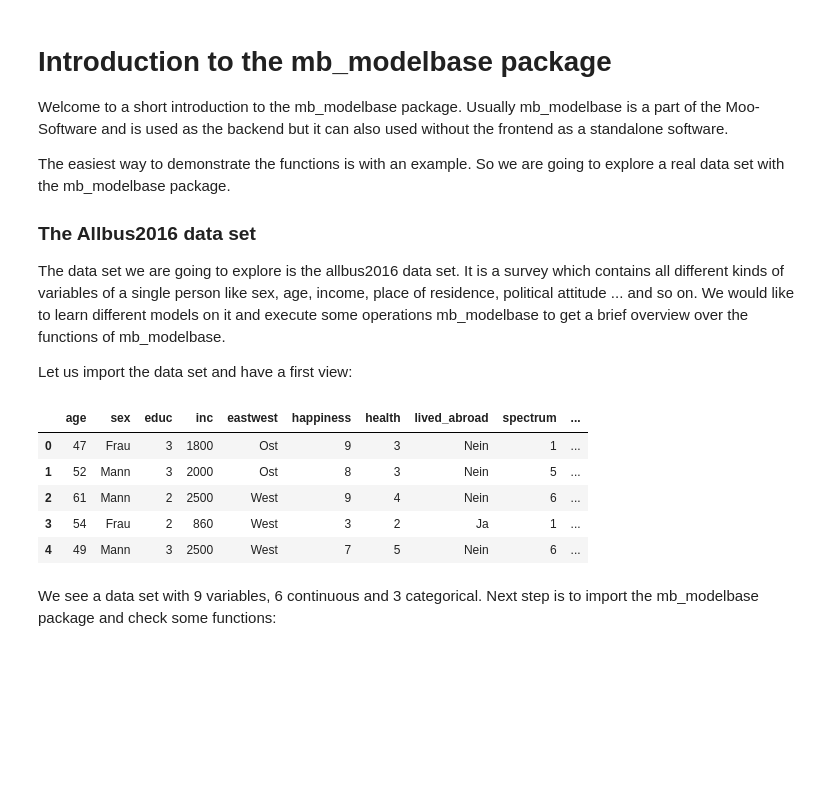
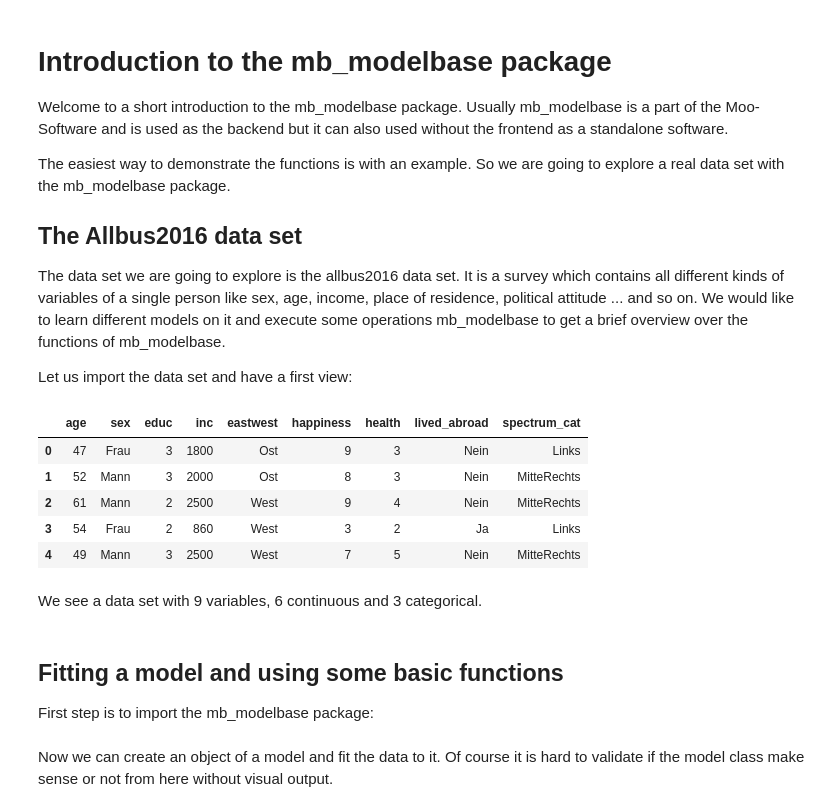
Before and after one commit to lumen-org/modelbase, a Jupyter notebook: doc/Introduction.ipynb, the cells around one changed output. Drawn from its saved outputs; the diff is of its cells as text; code cells hidden in the pictures; blank space fills up the shorter version.

```diff
--- a/doc/Introduction.ipynb
+++ b/doc/Introduction.ipynb
@@ -5,23 +5,29 @@ Welcome to a short introduction to the mb_modelbase package. Usually mb_modelbas
 
 The easiest way to demonstrate the functions is with an example. So we are going to explore a real data set with the mb_modelbase package.
 
-### The Allbus2016 data set
+## The Allbus2016 data set
 
 The data set we are going to explore is the allbus2016 data set. It is a survey which contains all different kinds of variables of a single person like sex, age, income, place of residence, political attitude ... and so on. We would like to learn different models on it and execute some operations mb_modelbase to get a brief overview over the functions of mb_modelbase.
 
 Let us import the data set and have a first view:
 # %%
 import pandas as pd
-df = pd.read_csv('allbus2016.csv', index_col=0)
-df.head()
+dataset = pd.read_csv('allbus2016.csv', index_col=0)
+del dataset['spectrum']
+dataset.head()
 # %% [output]
-|  | age | sex | educ | inc | eastwest | happiness | health | lived_abroad | spectrum | ... |
-| 0 | 47 | Frau | 3 | 1800 | Ost | 9 | 3 | Nein | 1 | ... |
-| 1 | 52 | Mann | 3 | 2000 | Ost | 8 | 3 | Nein | 5 | ... |
-| 2 | 61 | Mann | 2 | 2500 | West | 9 | 4 | Nein | 6 | ... |
-| 3 | 54 | Frau | 2 | 860 | West | 3 | 2 | Ja | 1 | ... |
-| 4 | 49 | Mann | 3 | 2500 | West | 7 | 5 | Nein | 6 | ... |
+|  | age | sex | educ | inc | eastwest | happiness | health | lived_abroad | spectrum_cat |
+| 0 | 47 | Frau | 3 | 1800 | Ost | 9 | 3 | Nein | Links |
+| 1 | 52 | Mann | 3 | 2000 | Ost | 8 | 3 | Nein | MitteRechts |
+| 2 | 61 | Mann | 2 | 2500 | West | 9 | 4 | Nein | MitteRechts |
+| 3 | 54 | Frau | 2 | 860 | West | 3 | 2 | Ja | Links |
+| 4 | 49 | Mann | 3 | 2500 | West | 7 | 5 | Nein | MitteRechts |
 # %% [markdown]
-We see a data set with 9 variables, 6 continuous and 3 categorical. Next step is to import the mb_modelbase package and check some functions:
+We see a data set with 9 variables, 6 continuous and 3 categorical.
+# %% [markdown]
+## Fitting a model and using some basic functions
+First step is to import the mb_modelbase package:
 # %%
 import mb_modelbase as mbase
+# %% [markdown]
+Now we can create an object of a model and fit the data to it. Of course it is hard to validate if the model class make sense or not from here without visual output.
```
Also changed, not shown: parts of 23 cells of this notebook.
